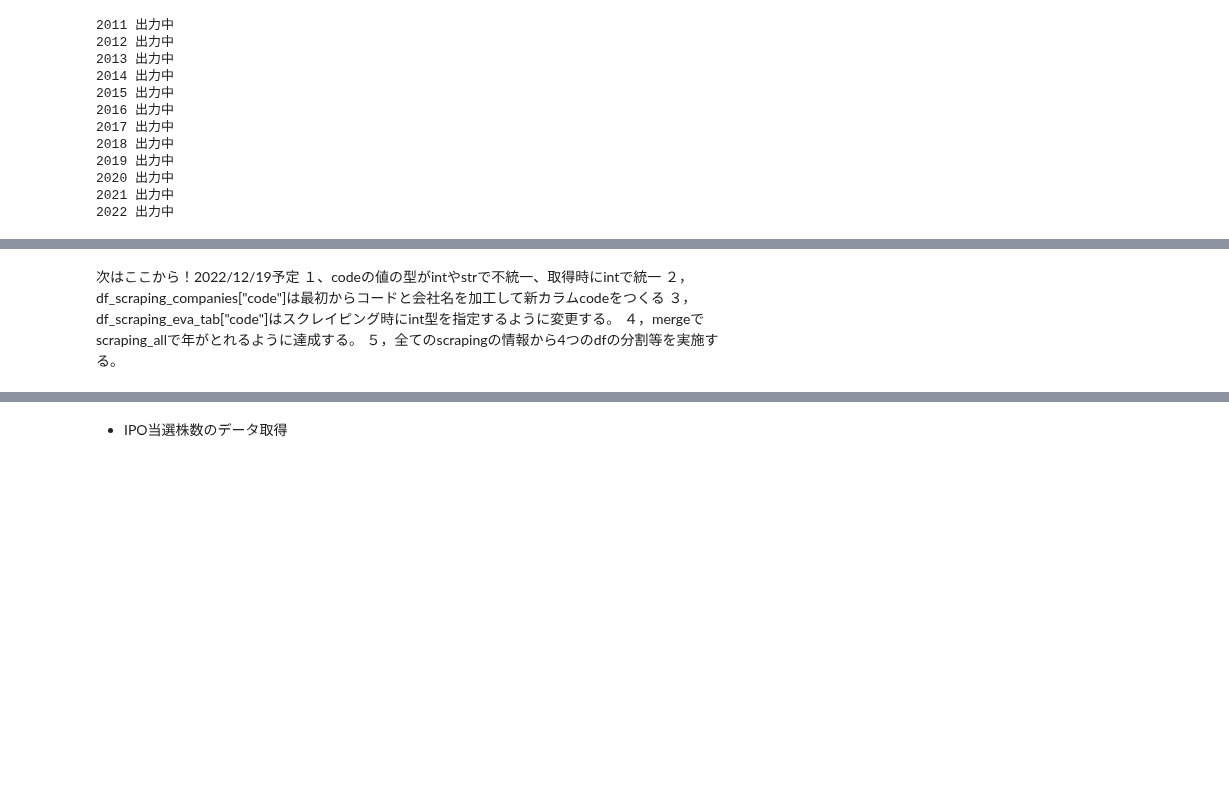
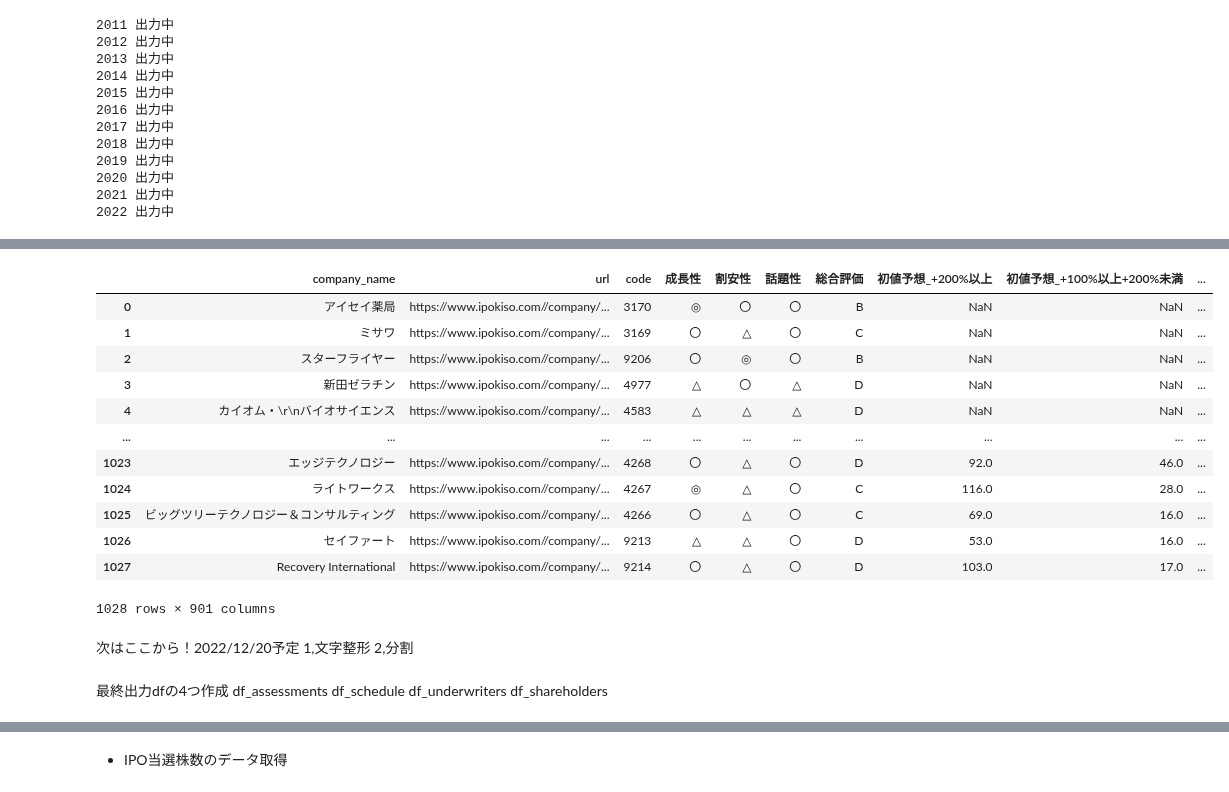
Before and after one commit to ryota1215/stock_tools, a Jupyter notebook: notebook/scraping_ipo.ipynb, the cells around one changed output, grey strips where cells are left out. Drawn from its saved outputs; the diff is of its cells as text; code cells hidden in the pictures; blank space fills up the shorter version.

```diff
--- a/notebook/scraping_ipo.ipynb
+++ b/notebook/scraping_ipo.ipynb
@@ -481,10 +504,27 @@ df_scraping_eva_tab["code"].values[0:100]
-# %% [markdown]
-次はここから！2022/12/19予定
-１、codeの値の型がintやstrで不統一、取得時にintで統一
-２，df_scraping_companies["code"]は最初からコードと会社名を加工して新カラムcodeをつくる
-３，df_scraping_eva_tab["code"]はスクレイピング時にint型を指定するように変更する。
-４，mergeでscraping_allで年がとれるように達成する。
-５，全てのscrapingの情報から4つのdfの分割等を実施する。
 # %%
-df_scraping_all = pd.merge(df_scraping_eva_tab, df_scraping_companies, on="code", how="inner")
+df_scraping_all = pd.merge(df_scraping_eva_tab, df_scraping_companies, on="code", how="inner", suffixes=("","_comp"))
 df_scraping_all
+# %% [output]
+|  | company_name | url | code | 成長性 | 割安性 | 話題性 | 総合評価 | 初値予想_+200%以上 | 初値予想_+100%以上+200%未満 | ... |
+| 0 | アイセイ薬局 | https://www.ipokiso.com//company/... | 3170 | ◎ | 〇 | 〇 | B | NaN | NaN | ... |
+| 1 | ミサワ | https://www.ipokiso.com//company/... | 3169 | 〇 | △ | 〇 | C | NaN | NaN | ... |
+| 2 | スターフライヤー | https://www.ipokiso.com//company/... | 9206 | 〇 | ◎ | 〇 | B | NaN | NaN | ... |
+| 3 | 新田ゼラチン | https://www.ipokiso.com//company/... | 4977 | △ | 〇 | △ | D | NaN | NaN | ... |
+| 4 | カイオム・\r\nバイオサイエンス | https://www.ipokiso.com//company/... | 4583 | △ | △ | △ | D | NaN | NaN | ... |
+| ... | ... | ... | ... | ... | ... | ... | ... | ... | ... | ... |
+| 1023 | エッジテクノロジー | https://www.ipokiso.com//company/... | 4268 | 〇 | △ | 〇 | D | 92.0 | 46.0 | ... |
+| 1024 | ライトワークス | https://www.ipokiso.com//company/... | 4267 | ◎ | △ | 〇 | C | 116.0 | 28.0 | ... |
+| 1025 | ビッグツリーテクノロジー＆コンサルティング | https://www.ipokiso.com//company/... | 4266 | 〇 | △ | 〇 | C | 69.0 | 16.0 | ... |
+| 1026 | セイファート | https://www.ipokiso.com//company/... | 9213 | △ | △ | 〇 | D | 53.0 | 16.0 | ... |
+| 1027 | Recovery International | https://www.ipokiso.com//company/... | 9214 | 〇 | △ | 〇 | D | 103.0 | 17.0 | ... |
+1028 rows × 901 columns
+# %% [markdown]
+次はここから！2022/12/20予定
+1,文字整形
+2,分割
+# %% [markdown]
+最終出力dfの4つ作成
+df_assessments
+df_schedule
+df_underwriters
+df_shareholders
```
Also changed, not shown: parts of 44 cells of this notebook.
